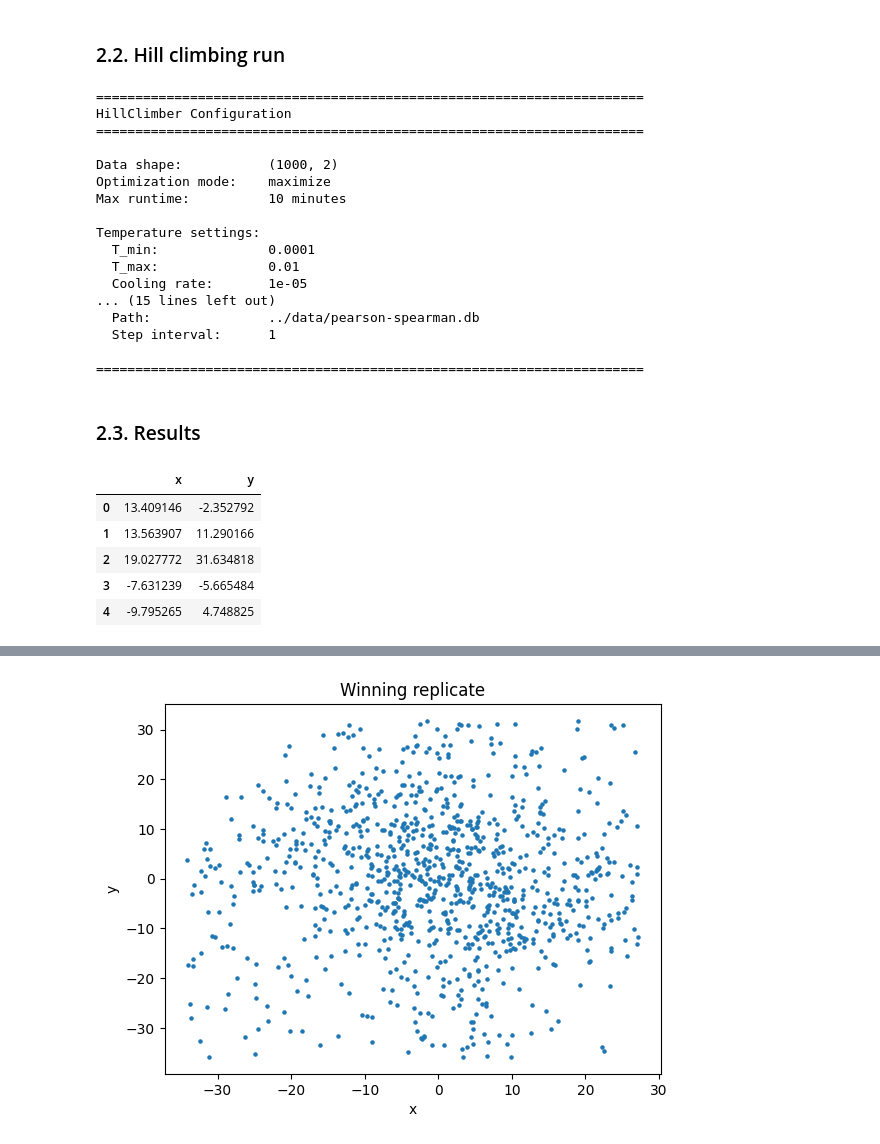
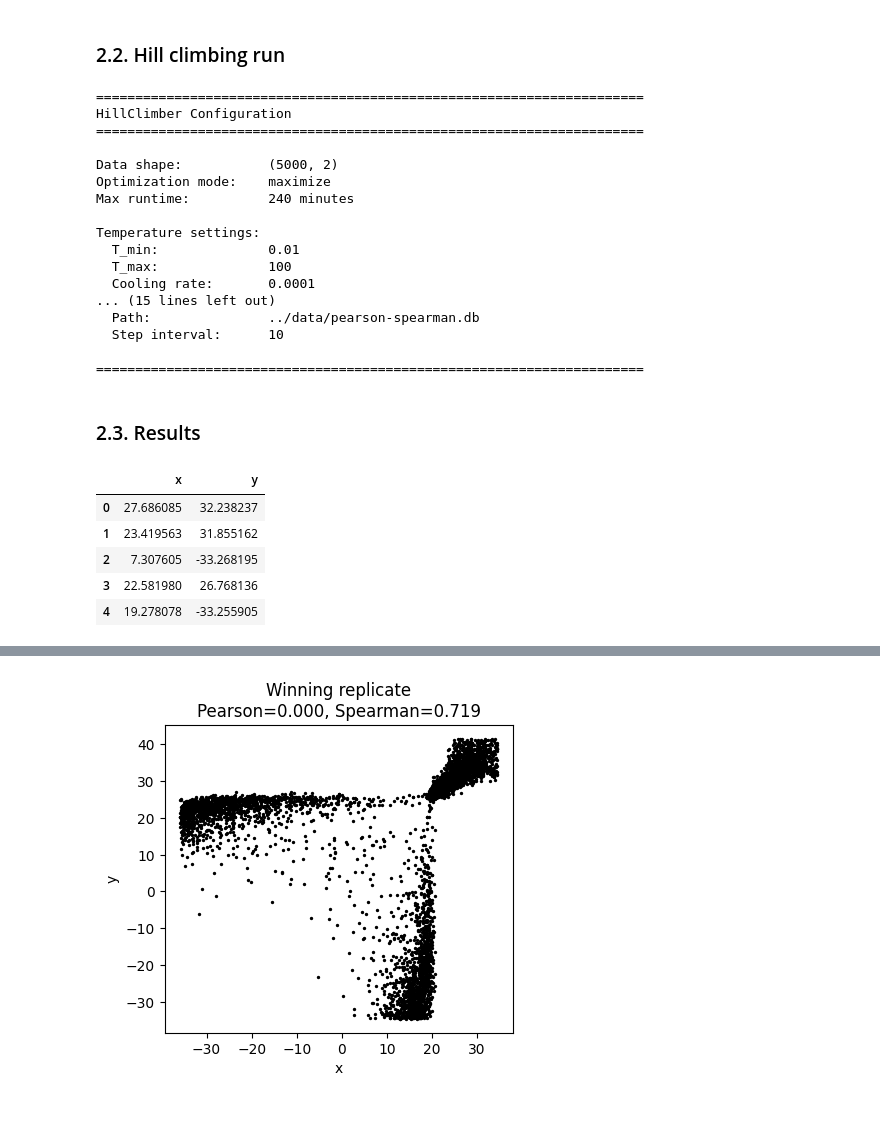
Before and after one commit to gperdrizet/hill_climber, a Jupyter notebook: notebooks/05-pearson_spearman.ipynb, the cells around one changed output, grey strips where cells are left out. Saved outputs shown, nothing was run; the diff lists cells and outputs as text; code cells hidden in the pictures; blank space fills up the shorter version.

```diff
--- a/notebooks/05-pearson_spearman.ipynb
+++ b/notebooks/05-pearson_spearman.ipynb
@@ -25,19 +23,16 @@ np.random.seed(315)
 # %% [markdown]
 ### 1.2. Input distributions
 # %%
-n = 1000
-np.random.seed(315)
-
+n = 5000
 x = np.random.normal(0, 10, n)
 y = np.random.normal(0, 10, n)
-
 data = pd.DataFrame({'x': x, 'y': y})
 
 # Check initial correlations
 initial_pearson = pearsonr(data['x'], data['y'])[0]
 initial_spearman = spearmanr(data['x'], data['y'])[0]
 
-plt.figure(figsize=(5, 4.75))
+plt.figure(figsize=(4.5,4))
 plt.scatter(data['x'], data['y'], s=5, color='black')
 plt.title(f'Input data\nPearson={initial_pearson:.3f}, Spearman={initial_spearman:.3f}')
 plt.xlabel('x')
@@ -91,14 +86,14 @@ def objective_spearman_large_pearson_small(x, y):
 climber = HillClimber(
     data=data,
     objective_func=objective_spearman_large_pearson_small,
-    initial_step_spread=0.5,
-    final_step_spread=0.00005,
-    T_min=0.0001,
-    T_max=0.01,
-    cooling_rate=1e-5,
-    exchange_interval=10,
-    max_time=10,
-    n_replicas=10,
+    initial_step_spread=1.0,
+    final_step_spread=0.01,
+    T_min=1e-2,
+    T_max=100,
+    cooling_rate=1e-4,
+    exchange_interval=100,
+    max_time=240,
+    n_replicas=20,
     db_path='../data/pearson-spearman.db'
 )
 # %% [output]
@@ -106,17 +101,17 @@ climber = HillClimber(
 HillClimber Configuration
 ======================================================================
 
-Data shape:           (1000, 2)
+Data shape:           (5000, 2)
 Optimization mode:    maximize
-Max runtime:          10 minutes
+Max runtime:          240 minutes
 
 Temperature settings:
-  T_min:              0.0001
-  T_max:              0.01
-  Cooling rate:       1e-05
+  T_min:              0.01
+  T_max:              100
+  Cooling rate:       0.0001
 ... (15 lines left out)
   Path:               ../data/pearson-spearman.db
-  Step interval:      1
+  Step interval:      10
 
 ======================================================================
 # %%
@@ -128,15 +123,19 @@ best_data_df = climber.climb()
 best_data_df.head()
 # %% [output]
 |  | x | y |
-| 0 | 13.409146 | -2.352792 |
-| 1 | 13.563907 | 11.290166 |
-| 2 | 19.027772 | 31.634818 |
-| 3 | -7.631239 | -5.665484 |
-| 4 | -9.795265 | 4.748825 |
+| 0 | 27.686085 | 32.238237 |
+| 1 | 23.419563 | 31.855162 |
+| 2 | 7.307605 | -33.268195 |
+| 3 | 22.581980 | 26.768136 |
+| 4 | 19.278078 | -33.255905 |
 # %%
-plt.title('Winning replicate')
-plt.scatter(best_data_df['x'], best_data_df['y'], s=5)
+final_pearson = pearsonr(best_data_df['x'], best_data_df['y'])[0]
+final_spearman = spearmanr(best_data_df['x'], best_data_df['y'])[0]
+
+plt.figure(figsize=(4.5,4))
+plt.title(f'Winning replicate\nPearson={final_pearson:.3f}, Spearman={final_spearman:.3f}')
+plt.scatter(best_data_df['x'], best_data_df['y'], s=2, c='black')
 plt.xlabel('x')
 plt.ylabel('y')
-plt
+plt.show()
 # %% [output]
@@ -144 +142 @@ plt
-[figure, old version]
+[figure, new version]
```
Also changed, not shown: parts of 4 cells of this notebook, 12 other files.
